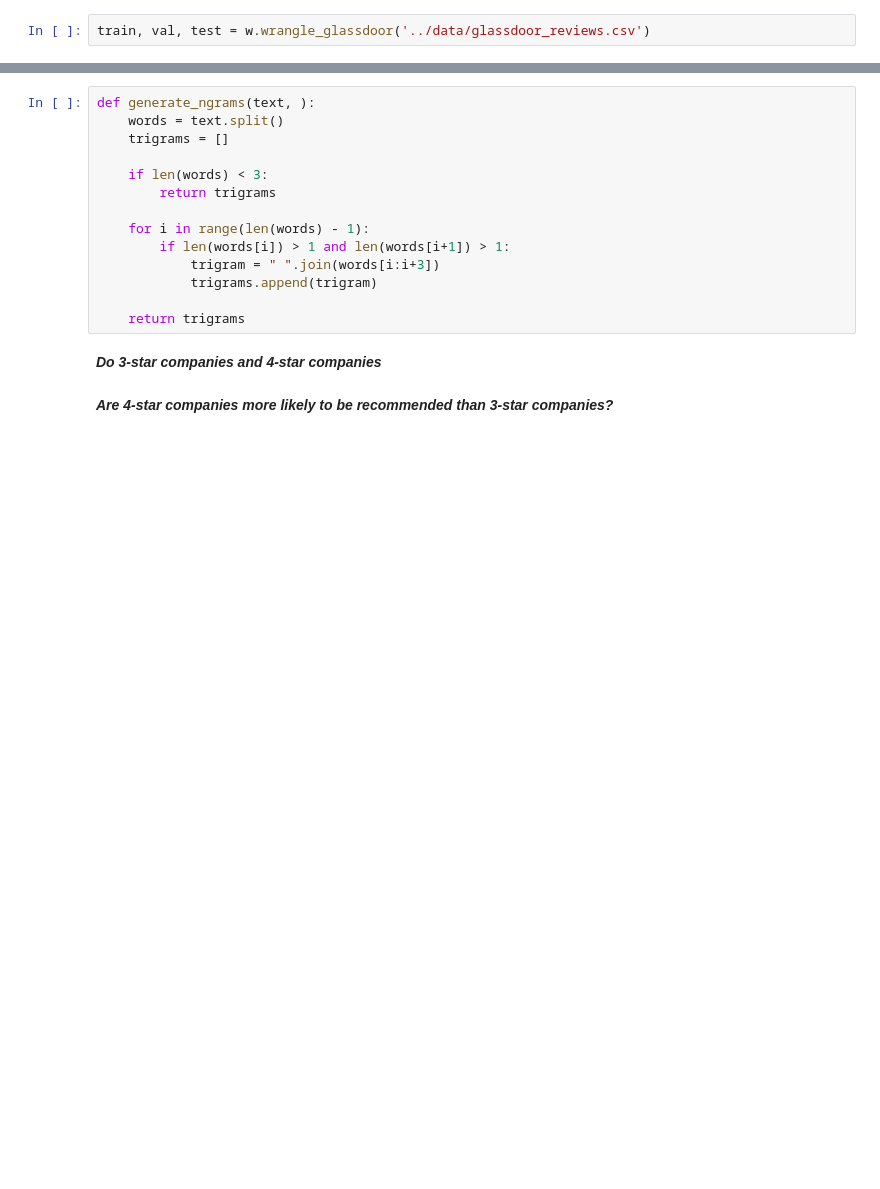
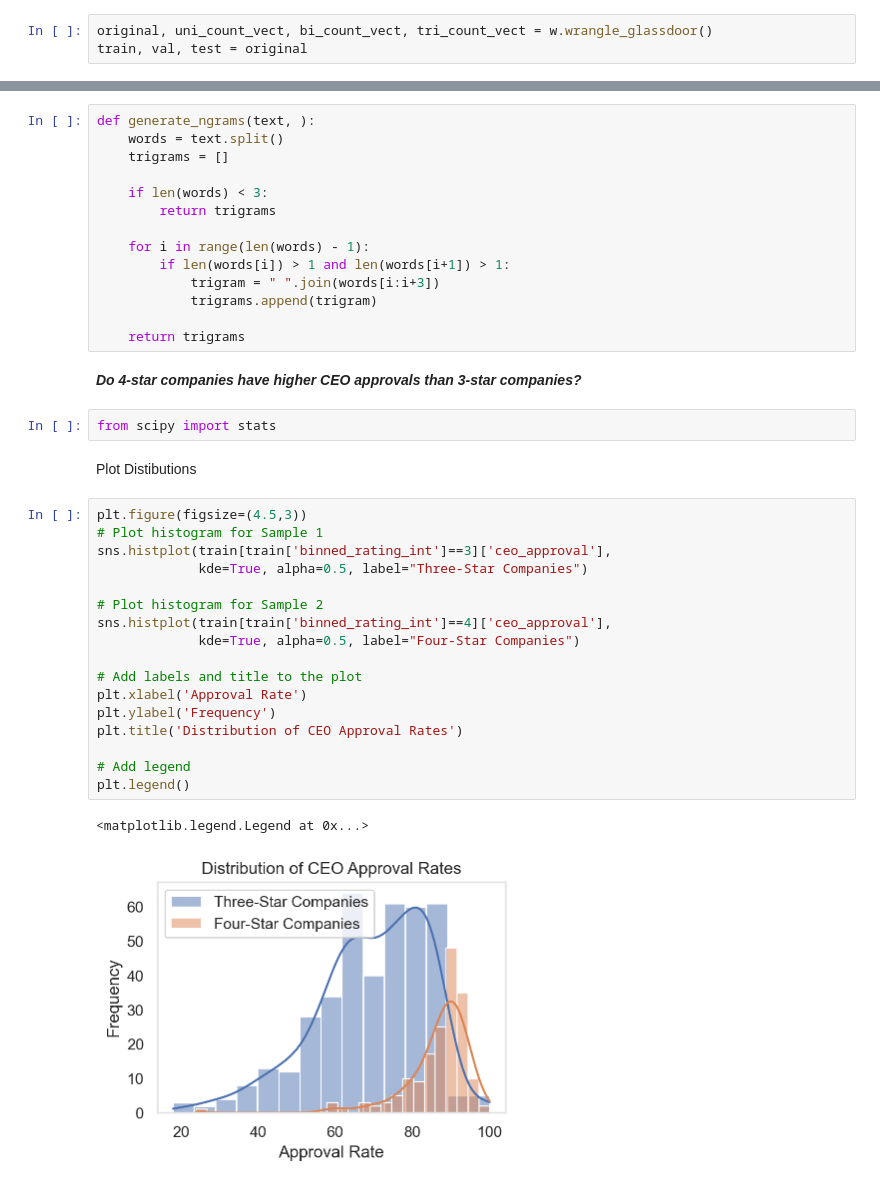
Before and after one commit to glassdoorstars/glassdoor-rating-predictions, a Jupyter notebook: Martin/Explore.ipynb, the cells around one changed output, grey strips where cells are left out. Drawn from its saved outputs; the diff is of its cells as text; blank space fills up the shorter version.

```diff
--- a/Martin/Explore.ipynb
+++ b/Martin/Explore.ipynb
@@ -6,4 +6,5 @@ import seaborn as sns
 import matplotlib.pyplot as plt
 %config InlineBackend.figure_format = 'retina'
 # %%
-train, val, test = w.wrangle_glassdoor('../data/glassdoor_reviews.csv')
+original, uni_count_vect, bi_count_vect, tri_count_vect = w.wrangle_glassdoor()
+train, val, test = original
@@ -141,7 +140,29 @@ def generate_ngrams(text, ):
             trigrams.append(trigram)
 
     return trigrams
-# %% [markdown]
-***Do 3-star companies and 4-star companies***
-# %% [markdown]
-***Are 4-star companies more likely to be recommended than 3-star companies?***
+# %% [markdown]
+***Do 4-star companies have higher CEO approvals than 3-star companies?***
+# %%
+from scipy import stats
+# %% [markdown]
+Plot Distibutions
+# %%
+plt.figure(figsize=(4.5,3))
+# Plot histogram for Sample 1
+sns.histplot(train[train['binned_rating_int']==3]['ceo_approval'],
+             kde=True, alpha=0.5, label="Three-Star Companies")
+
+# Plot histogram for Sample 2
+sns.histplot(train[train['binned_rating_int']==4]['ceo_approval'],
+             kde=True, alpha=0.5, label="Four-Star Companies")
+
+# Add labels and title to the plot
+plt.xlabel('Approval Rate')
+plt.ylabel('Frequency')
+plt.title('Distribution of CEO Approval Rates')
+
+# Add legend
+plt.legend()
+# %% [output]
+<matplotlib.legend.Legend at 0x...>
+[figure, added]
```
Also changed, not shown: parts of 24 cells of this notebook, 2 other files.
